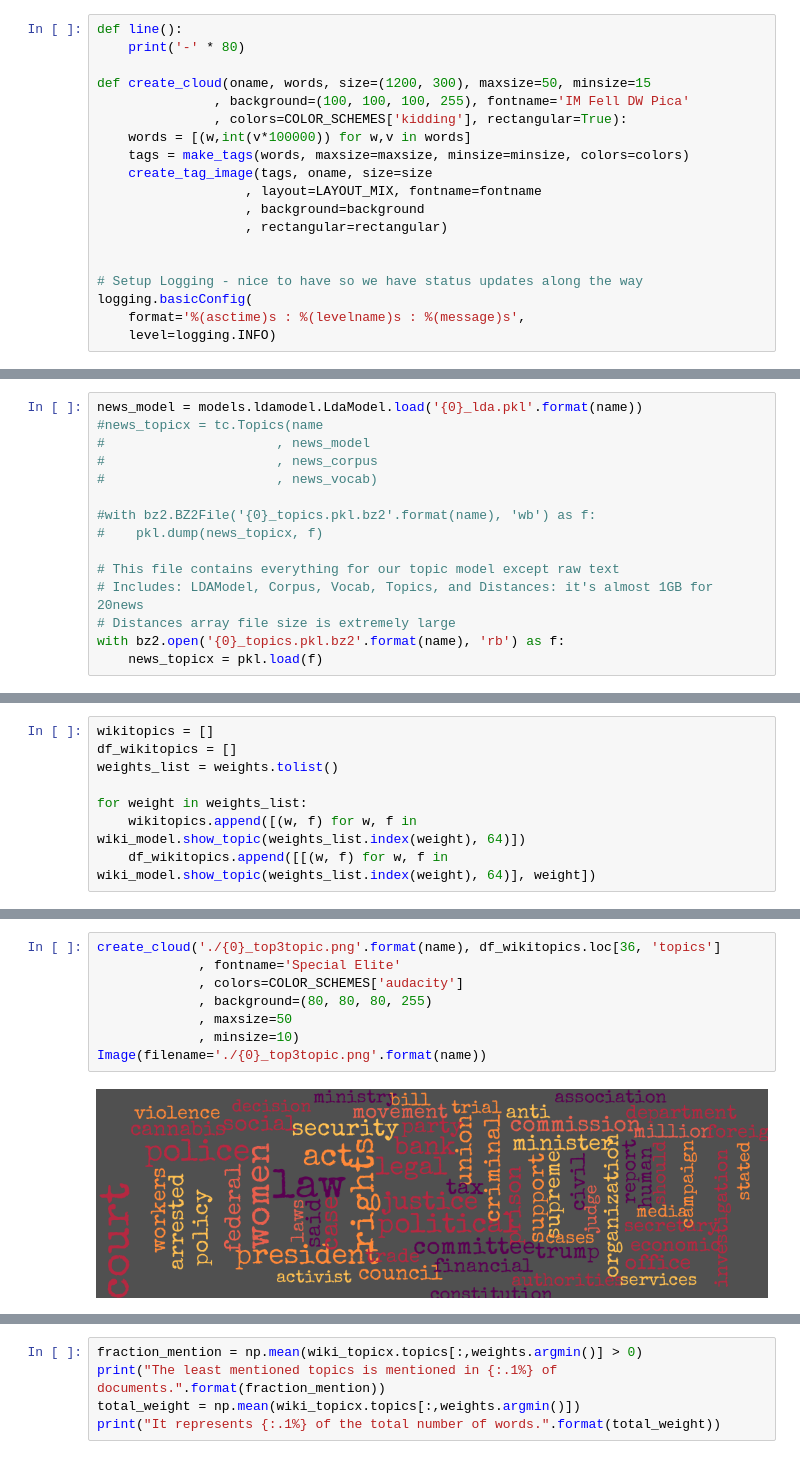
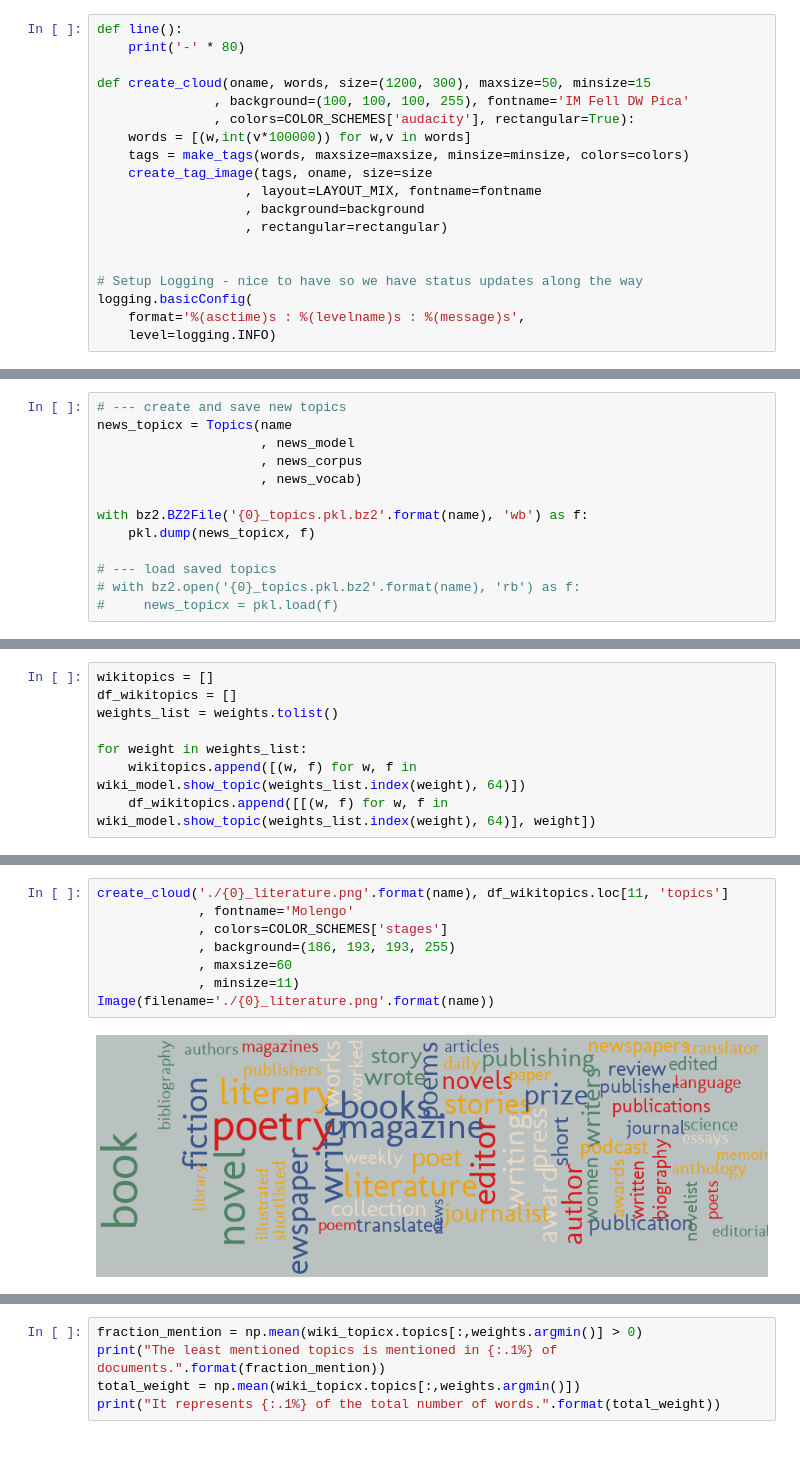
Before and after one commit to WhitneyOnTheWeb/JupyterNotebooks, a Jupyter notebook: Machine Learning/MachineLearningWithPythonCh4.ipynb, the cells around one changed output, grey strips where cells are left out. Saved outputs shown, nothing was run; the diff lists cells and outputs as text.

Commit message:
Update LDA Topic Modeling

```diff
--- a/Machine Learning/MachineLearningWithPythonCh4.ipynb
+++ b/Machine Learning/MachineLearningWithPythonCh4.ipynb
@@ -29,7 +43,7 @@ def line():
 
 def create_cloud(oname, words, size=(1200, 300), maxsize=50, minsize=15
                , background=(100, 100, 100, 255), fontname='IM Fell DW Pica'
-               , colors=COLOR_SCHEMES['kidding'], rectangular=True):
+               , colors=COLOR_SCHEMES['audacity'], rectangular=True):
     words = [(w,int(v*100000)) for w,v in words]
     tags = make_tags(words, maxsize=maxsize, minsize=minsize, colors=colors)
     create_tag_image(tags, oname, size=size
@@ -326,16 +462,14 @@ With the below LDA model, we can use some pairwise distances math to create a ve
 # %%
-news_model = models.ldamodel.LdaModel.load('{0}_lda.pkl'.format(name))
-#news_topicx = tc.Topics(name
-#                      , news_model
-#                      , news_corpus
-#                      , news_vocab)
+# --- create and save new topics
+news_topicx = Topics(name
+                     , news_model
+                     , news_corpus
+                     , news_vocab)
 
-#with bz2.BZ2File('{0}_topics.pkl.bz2'.format(name), 'wb') as f:
-#    pkl.dump(news_topicx, f)
+with bz2.BZ2File('{0}_topics.pkl.bz2'.format(name), 'wb') as f:
+    pkl.dump(news_topicx, f)
 
-# This file contains everything for our topic model except raw text
-# Includes: LDAModel, Corpus, Vocab, Topics, and Distances: it's almost 1GB for 20news
-# Distances array file size is extremely large
-with bz2.open('{0}_topics.pkl.bz2'.format(name), 'rb') as f:
-    news_topicx = pkl.load(f)
+# --- load saved topics
+# with bz2.open('{0}_topics.pkl.bz2'.format(name), 'rb') as f:
+#     news_topicx = pkl.load(f)
 # %% [output]
@@ -520,10 +715,10 @@ Image(filename='./{0}_top2topic.png'.format(name))
 # %%
-create_cloud('./{0}_top3topic.png'.format(name), df_wikitopics.loc[36, 'topics']
-             , fontname='Special Elite'
-             , colors=COLOR_SCHEMES['audacity']
-             , background=(80, 80, 80, 255)
-             , maxsize=50
-             , minsize=10)
-Image(filename='./{0}_top3topic.png'.format(name))
+create_cloud('./{0}_literature.png'.format(name), df_wikitopics.loc[11, 'topics']
+             , fontname='Molengo'
+             , colors=COLOR_SCHEMES['stages']
+             , background=(186, 193, 193, 255)
+             , maxsize=60
+             , minsize=11)
+Image(filename='./{0}_literature.png'.format(name))
 # %% [output]
-[figure, old version]
+[figure, new version]
```
Also changed, not shown: parts of 60 cells of this notebook.
